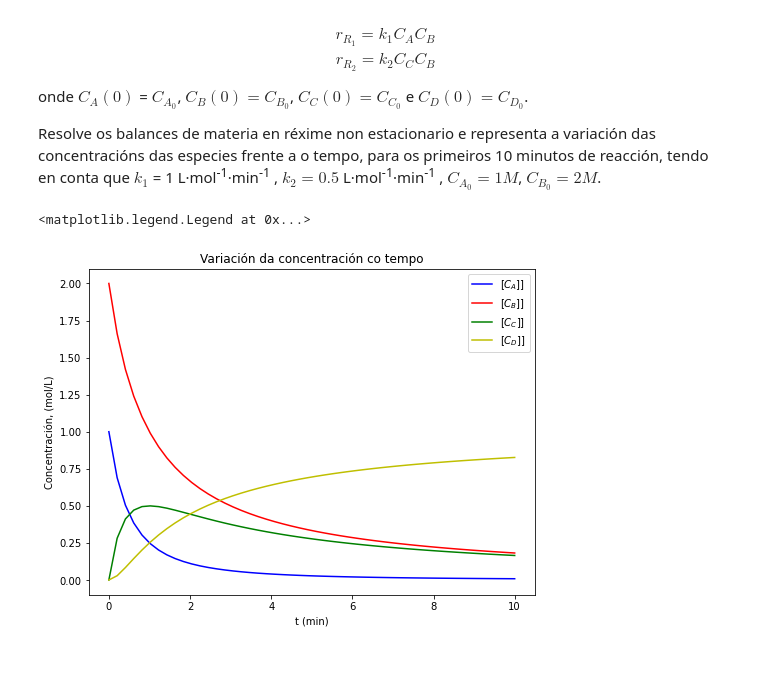
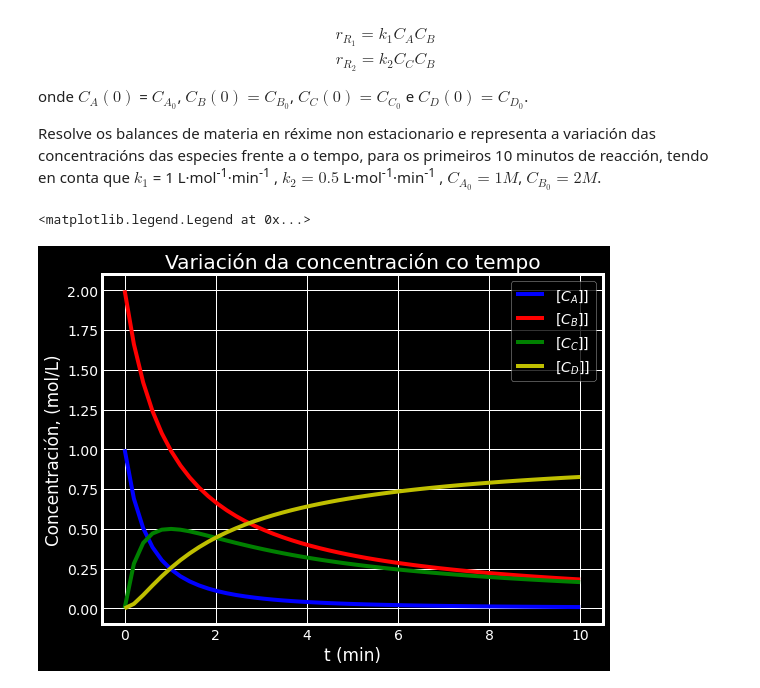
Before and after one commit to anxosanchez/sopq, a Jupyter notebook: Casos de teoría/Jupyter/EC09.ipynb, the cells around one changed output. Cells and saved outputs as stored; diff of their text form; code cells hidden in the pictures; blank space fills up the shorter version.

```diff
--- a/Casos de teoría/Jupyter/EC09.ipynb
+++ b/Casos de teoría/Jupyter/EC09.ipynb
@@ -35,6 +53,7 @@ t_eval = np.linspace(t0,t_fin)
 sol1 = solve_ivp(fun = modelo, t_span = t_span, y0 = y0, t_eval = t_eval)
 # %%
 plt.figure(figsize=(8,6))
+plt.style.use('fivethirtyeight')
 plt.plot(sol1.t,sol1.y[0],'b-')
 plt.xlabel('t (min)')
 plt.ylabel('Temperatura, ºC')
@@ -73,6 +92,7 @@ t_eval = np.linspace(t0,t_fin)
 sol2 = solve_ivp(fun = reac, t_span = t_span, y0 = y0, t_eval = t_eval)
 # %%
 plt.figure(figsize=(8,6))
+plt.style.use('seaborn-dark-palette')
 plt.plot(sol2.t,sol2.y[0],'b-',sol2.t,sol2.y[1],'r-')
 plt.xlabel('t (min)')
 plt.ylabel('Concentración, (mol/L)')
@@ -118,6 +138,7 @@ t_eval = np.linspace(t0,t_fin)
 sol3 = solve_ivp(fun = reac2, t_span = t_span, y0 = y0, t_eval = t_eval)
 # %%
 plt.figure(figsize=(8,6))
+plt.style.use('dark_background')
 plt.plot(sol3.t,sol3.y[0],'b-',sol3.t,sol3.y[1],'r-',sol3.t,sol3.y[2],'g')
 plt.xlabel('t (min)')
 plt.ylabel('Concentración, (mol/L)')
@@ -178,11 +199,12 @@ t_eval = np.linspace(t0,t_fin)
 sol4 = solve_ivp(fun = reac3, t_span = t_span, y0 = y0, t_eval = t_eval)
 # %%
 plt.figure(figsize=(8,6))
+plt.style.use('tableau-colorblind10')
 plt.plot(sol4.t,sol4.y[0],'b-',sol4.t,sol4.y[1],'r-',sol4.t,sol4.y[2],'g',sol4.t,sol4.y[3],'y')
 plt.xlabel('t (min)')
 plt.ylabel('Concentración, (mol/L)')
 plt.title('Variación da concentración co tempo')
 plt.legend(['[$C_A$]]','[$C_B$]]','[$C_C$]]','[$C_D$]]'])
 # %% [output]
 <matplotlib.legend.Legend at 0x...>
-[figure, old version]
+[figure, new version]
```
Also changed, not shown: parts of 4 cells of this notebook.
